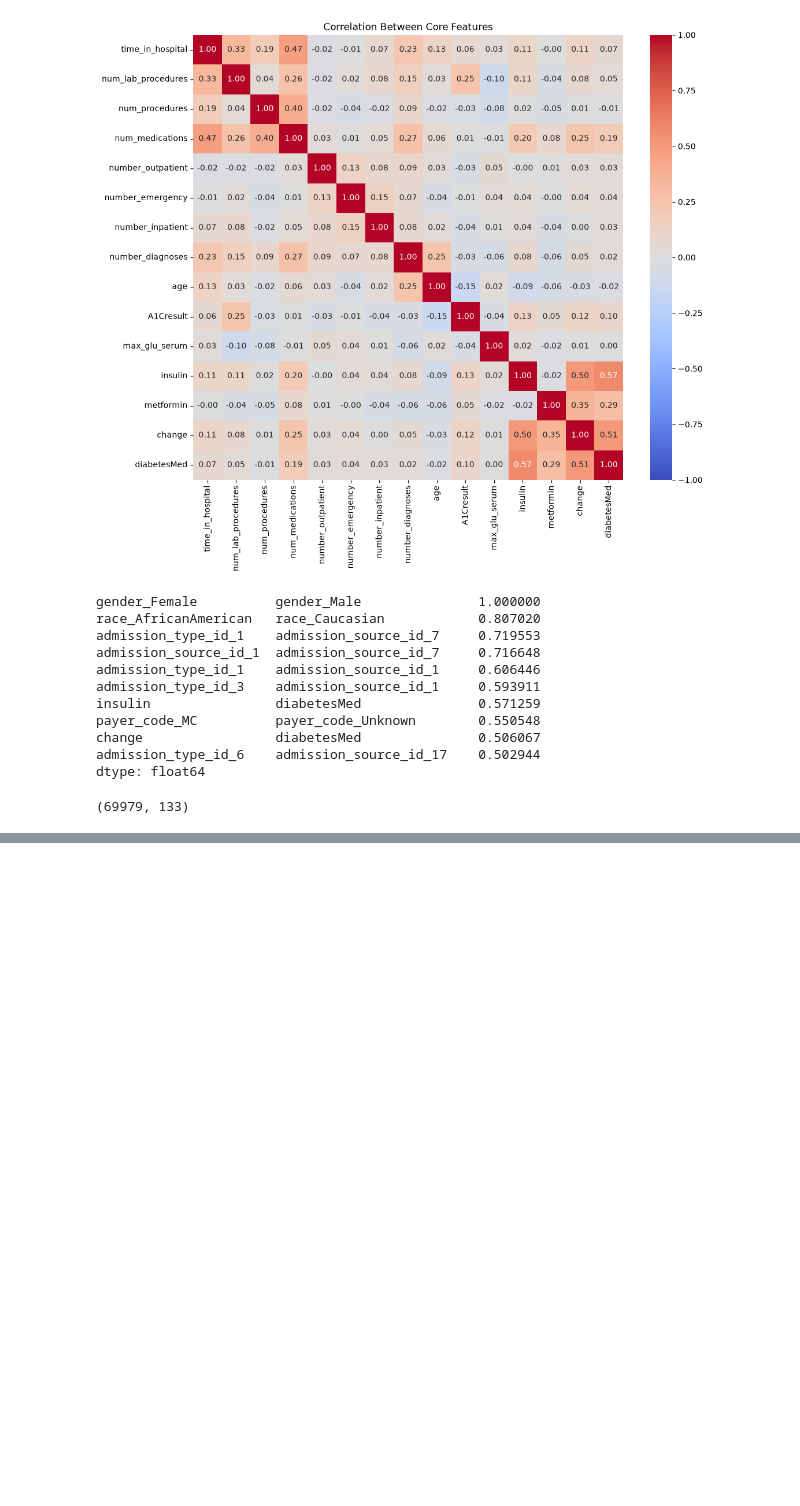
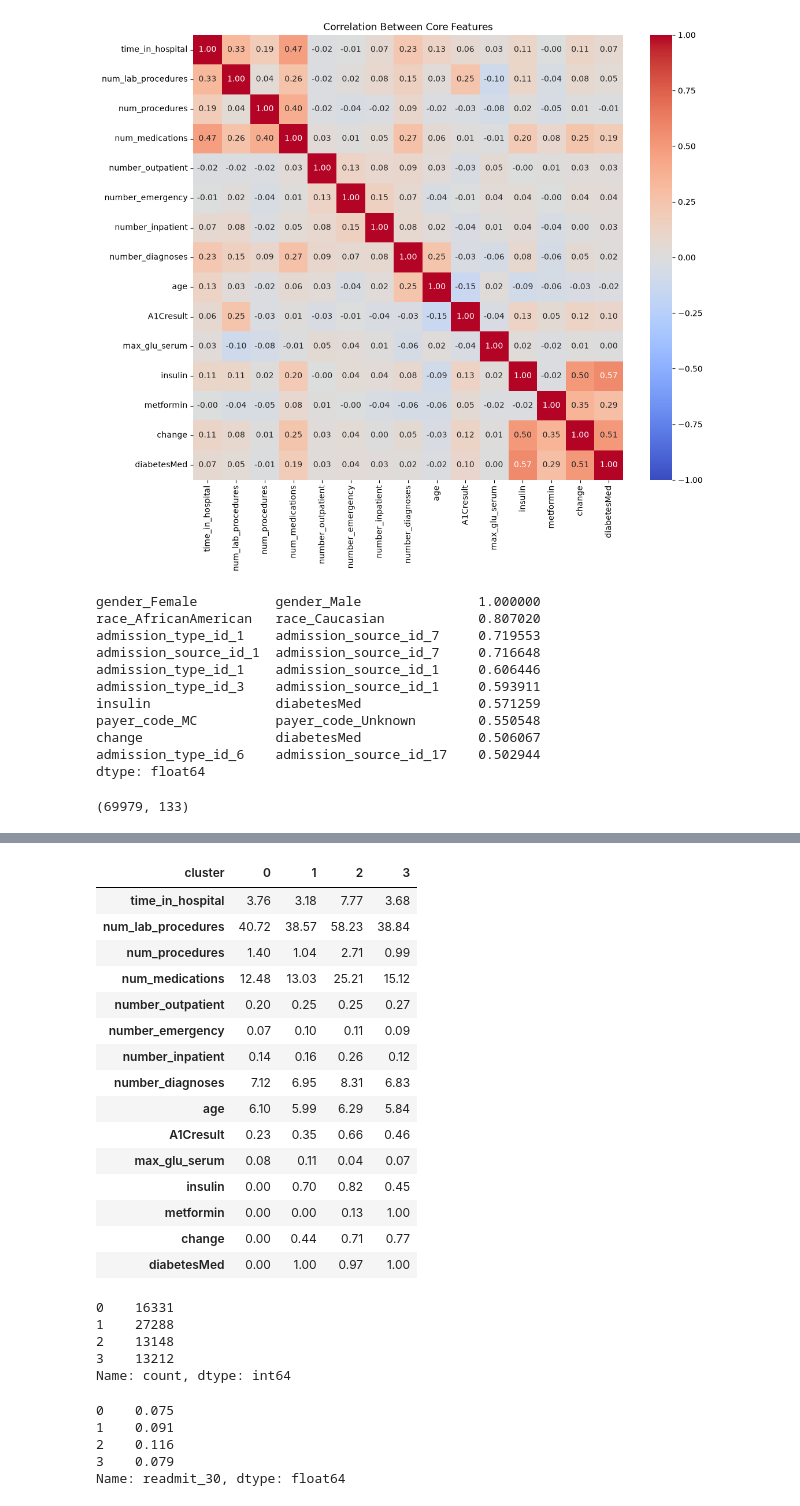
Before and after one commit to Jonah-Schwartz521/readmission-project, a Jupyter notebook: notebooks/readmission.ipynb, the cells around one changed output, grey strips where cells are left out. Cells and saved outputs as stored; diff of their text form; code cells hidden in the pictures; blank space fills up the shorter version.

```diff
--- a/notebooks/readmission.ipynb
+++ b/notebooks/readmission.ipynb
@@ -507,0 +553,44 @@ df.shape
+# %%
+# Fit the final model with 4 clusters
+km = KMeans(n_clusters=4, n_init=10, random_state=42)
+cluster_labels = km.fit_predict(X_clust)
+# %%
+# Average of each core feature per cluster, to describe each group
+profile = df[core_cols].copy()
+profile["cluster"] = cluster_labels
+profile.groupby("cluster").mean().round(2).T
+# %% [output]
+| cluster | 0 | 1 | 2 | 3 |
+| time_in_hospital | 3.76 | 3.18 | 7.77 | 3.68 |
+| num_lab_procedures | 40.72 | 38.57 | 58.23 | 38.84 |
+| num_procedures | 1.40 | 1.04 | 2.71 | 0.99 |
+| num_medications | 12.48 | 13.03 | 25.21 | 15.12 |
+| number_outpatient | 0.20 | 0.25 | 0.25 | 0.27 |
+| number_emergency | 0.07 | 0.10 | 0.11 | 0.09 |
+| number_inpatient | 0.14 | 0.16 | 0.26 | 0.12 |
+| number_diagnoses | 7.12 | 6.95 | 8.31 | 6.83 |
+| age | 6.10 | 5.99 | 6.29 | 5.84 |
+| A1Cresult | 0.23 | 0.35 | 0.66 | 0.46 |
+| max_glu_serum | 0.08 | 0.11 | 0.04 | 0.07 |
+| insulin | 0.00 | 0.70 | 0.82 | 0.45 |
+| metformin | 0.00 | 0.00 | 0.13 | 1.00 |
+| change | 0.00 | 0.44 | 0.71 | 0.77 |
+| diabetesMed | 0.00 | 1.00 | 0.97 | 1.00 |
+# %%
+# How many patients in each cluster
+pd.Series(cluster_labels).value_counts().sort_index()
+# %% [output]
+0    16331
+1    27288
+2    13148
+3    13212
+Name: count, dtype: int64
+# %%
+# Readmission rate per cluster
+df.groupby(cluster_labels)["readmit_30"].mean().round(3)
+# %% [output]
+0    0.075
+1    0.091
+2    0.116
+3    0.079
+Name: readmit_30, dtype: float64
```
Also changed, not shown: parts of 4 cells of this notebook, 1 other file.
